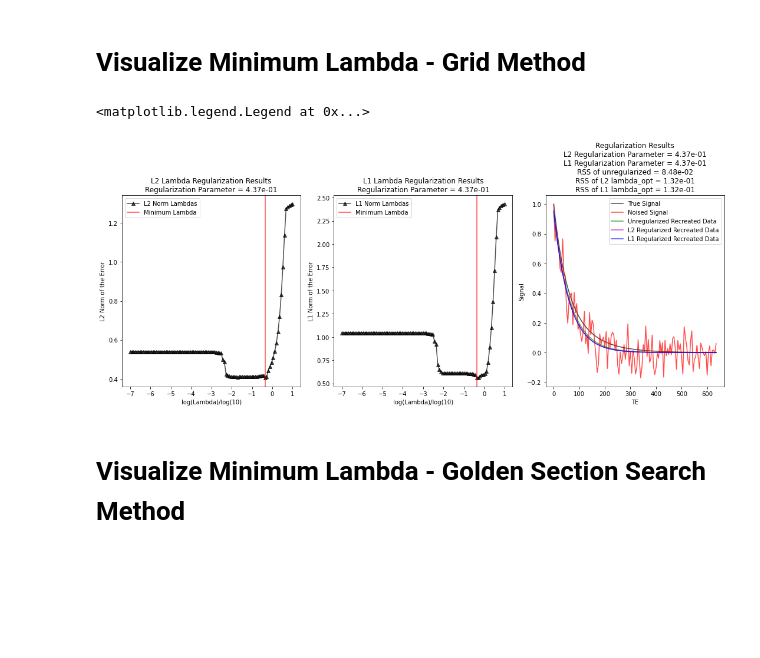
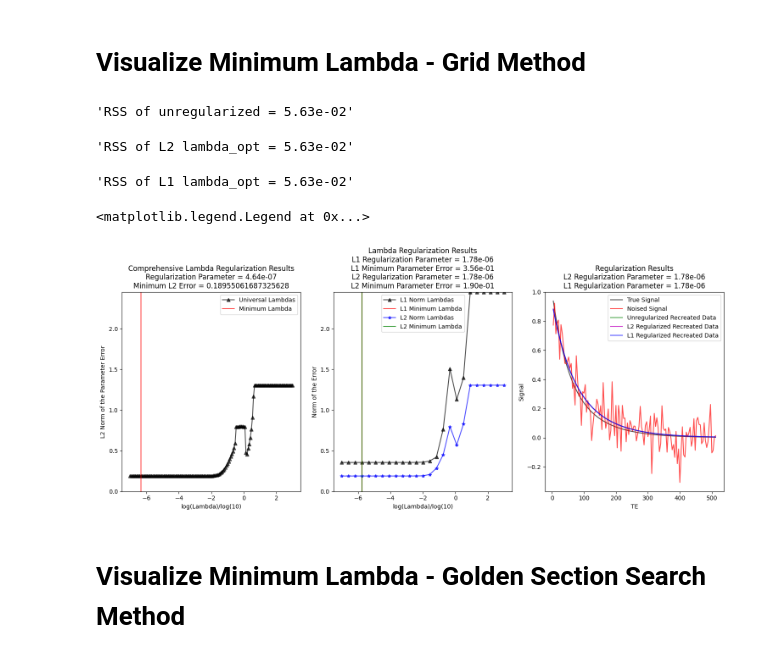
Before and after one commit to Griffin997/OptimalRegularizer, a Jupyter notebook: Generate_LambdaOpt.ipynb, the cells around one changed output. Cells and saved outputs as stored; diff of their text form; code cells hidden in the pictures; blank space fills up the shorter version.

Commit message:
Improved test figures

```diff
--- a/Generate_LambdaOpt.ipynb
+++ b/Generate_LambdaOpt.ipynb
@@ -355,63 +303,71 @@ plt.style.use('default')
 # %%
-lambdas_test = np.logspace(-7, 1, 101)
 
-noise_sd = 1/10
-
-c1 = 0.5
-c2 = 0.5
-T21 = 45
-T22 = 100
 
 noiseless_curve = G(tdata, c1, c2, T21, T22)
 
-data = noiseless_curve + noise(noise_sd)
-data = data/data[0]
+data = noiseless_curve + noise(noise_sd_test)
 
 unreg_params = estimate_parameters(data, 0)
 
+opt_params_comp, min_error_lambda_comp, error_array_comp = find_minLambda_omni_L2(data, c1, c2, T21, T22, lambdas = lambdas_comprehensive)
 opt_params_L2, min_error_lambda_L2, error_array_L2 = find_minLambda_omni_L2(data, c1, c2, T21, T22, lambdas = lambdas_test)
 opt_params_L1, min_error_lambda_L1, error_array_L1 = find_minLambda_omni_L1(data, c1, c2, T21, T22, lambdas = lambdas_test)
 
 unreg_curve = G(tdata, *unreg_params)
 recreated_curve_L2 = G(tdata, *opt_params_L2)
 recreated_curve_L1 = G(tdata, *opt_params_L1)
 
 unreg_RSS = np.sum((noiseless_curve - unreg_curve)**2)
 recreated_RSS_L2 = np.sum((noiseless_curve - recreated_curve_L2)**2)
 recreated_RSS_L1 = np.sum((noiseless_curve - recreated_curve_L1)**2)
 
+display('RSS of unregularized = ' + "{:.2e}".format(unreg_RSS))
+display('RSS of L2 lambda_opt = ' + "{:.2e}".format(recreated_RSS_L2))
+display('RSS of L1 lambda_opt = ' + "{:.2e}".format(recreated_RSS_L1))
+
+opt_ymax = 1.1*np.max([np.max(error_array_L1),np.max(error_array_L2),np.max(error_array_comp)])
+
 fig, ax = plt.subplots(1,3,figsize=(15,6.5), tight_layout=True)
-ax[0].plot(np.log10(lambdas_test), error_array_L2, label = 'L2 Norm Lambdas', alpha = 0.7, color ='k', ls = '-', marker = '^')
-ax[0].axvline(x=np.log10(min_error_lambda_L2), label = 'Minimum Lambda', alpha = 0.7, color ='r', ls = '-')
+ax[0].plot(np.log10(lambdas_comprehensive), error_array_comp, label = 'Universal Lambdas', alpha = 0.7, color ='k', ls = '-', marker = '^')
+ax[0].axvline(x=np.log10(min_error_lambda_comp), label = 'Minimum Lambda', alpha = 0.7, color ='r', ls = '-')
 ax[0].set_xlabel('log(Lambda)/log(10)')
-ax[0].set_ylabel('L2 Norm of the Error')
-ax[0].set_title('L2 Lambda Regularization Results' + '\nRegularization Parameter = ' + "{:.2e}".format(min_error_lambda_L2))
+ax[0].set_ylabel('L2 Norm of the Parameter Error')
+ax[0].set_ylim((0,opt_ymax))
+ax[0].set_title('Comprehensive Lambda Regularization Results' +
+                '\nRegularization Parameter = ' + "{:.2e}".format(min_error_lambda_comp) + '\nMinimum L2 Error = ' + str(np.min(error_array_comp)))
 ax[0].legend()
 
 ax[1].plot(np.log10(lambdas_test), error_array_L1, label = 'L1 Norm Lambdas', alpha = 0.7, color ='k', ls = '-', marker = '^')
-ax[1].axvline(x=np.log10(min_error_lambda_L1), label = 'Minimum Lambda', alpha = 0.7, color ='r', ls = '-')
+ax[1].axvline(x=np.log10(min_error_lambda_L1), label = 'L1 Minimum Lambda', alpha = 0.7, color ='r', ls = '-')
+ax[1].plot(np.log10(lambdas_test), error_array_L2, label = 'L2 Norm Lambdas', alpha = 0.7, color ='b', ls = '-', marker = '*')
+ax[1].axvline(x=np.log10(min_error_lambda_L2), label = 'L2 Minimum Lambda', alpha = 0.7, color ='g', ls = '-')
 ax[1].set_xlabel('log(Lambda)/log(10)')
-ax[1].set_ylabel('L1 Norm of the Error')
-ax[1].set_title('L1 Lambda Regularization Results' + '\nRegularization Parameter = ' + "{:.2e}".format(min_error_lambda_L1))
+ax[1].set_ylabel('Norm of the Error')
+ax[1].set_ylim((0,opt_ymax))
+ax[1].set_title('Lambda Regularization Results'
+                + '\nL1 Regularization Parameter = ' + "{:.2e}".format(min_error_lambda_L1)
+                + '\nL1 Minimum Parameter Error = {:.2e}'.format(np.min(error_array_L1))
+                + '\nL2 Regularization Parameter = ' + "{:.2e}".format(min_error_lambda_L2)
+                + '\nL2 Minimum Parameter Error = {:.2e}'.format(np.min(error_array_L2)))
 ax[1].legend()
 
 
 ax[2].plot(tdata, noiseless_curve, label = 'True Signal', alpha = 0.7, color ='k', ls = '-')
 ax[2].plot(tdata, data, label = 'Noised Signal', alpha = 0.7, color ='r', ls = '-')
 ax[2].plot(tdata, unreg_curve, label = 'Unregularized Recreated Data', alpha = 0.7, color ='g', ls = '-')
 ax[2].plot(tdata, recreated_curve_L2, label = 'L2 Regularized Recreated Data', alpha = 0.7, color ='m', ls = '-')
 ax[2].plot(tdata, recreated_curve_L1, label = 'L1 Regularized Recreated Data', alpha = 0.7, color ='b', ls = '-')
 ax[2].set_xlabel('TE')
 ax[2].set_ylabel('Signal')
 ax[2].set_title('Regularization Results' + '\nL2 Regularization Parameter = ' + "{:.2e}".format(min_error_lambda_L2) +
-            '\nL1 Regularization Parameter = ' + "{:.2e}".format(min_error_lambda_L1) +
-            '\nRSS of unregularized = ' + "{:.2e}".format(unreg_RSS) +
-            '\nRSS of L2 lambda_opt = ' + "{:.2e}".format(recreated_RSS_L2) +
-            '\nRSS of L1 lambda_opt = ' + "{:.2e}".format(recreated_RSS_L1))
+            '\nL1 Regularization Parameter = ' + "{:.2e}".format(min_error_lambda_L1))
 ax[2].legend()
 # %% [output]
-<matplotlib.legend.Legend at 0x...>
+'RSS of unregularized = 5.63e-02'
+'RSS of L2 lambda_opt = 5.63e-02'
+'RSS of L1 lambda_opt = 5.63e-02'
+<matplotlib.legend.Legend at 0x...>
-[figure, old version]
+[figure, new version]
 # %% [markdown]
 # Visualize Minimum Lambda - Golden Section Search Method
 # %%
```
Also changed, not shown: parts of 8 cells of this notebook.
